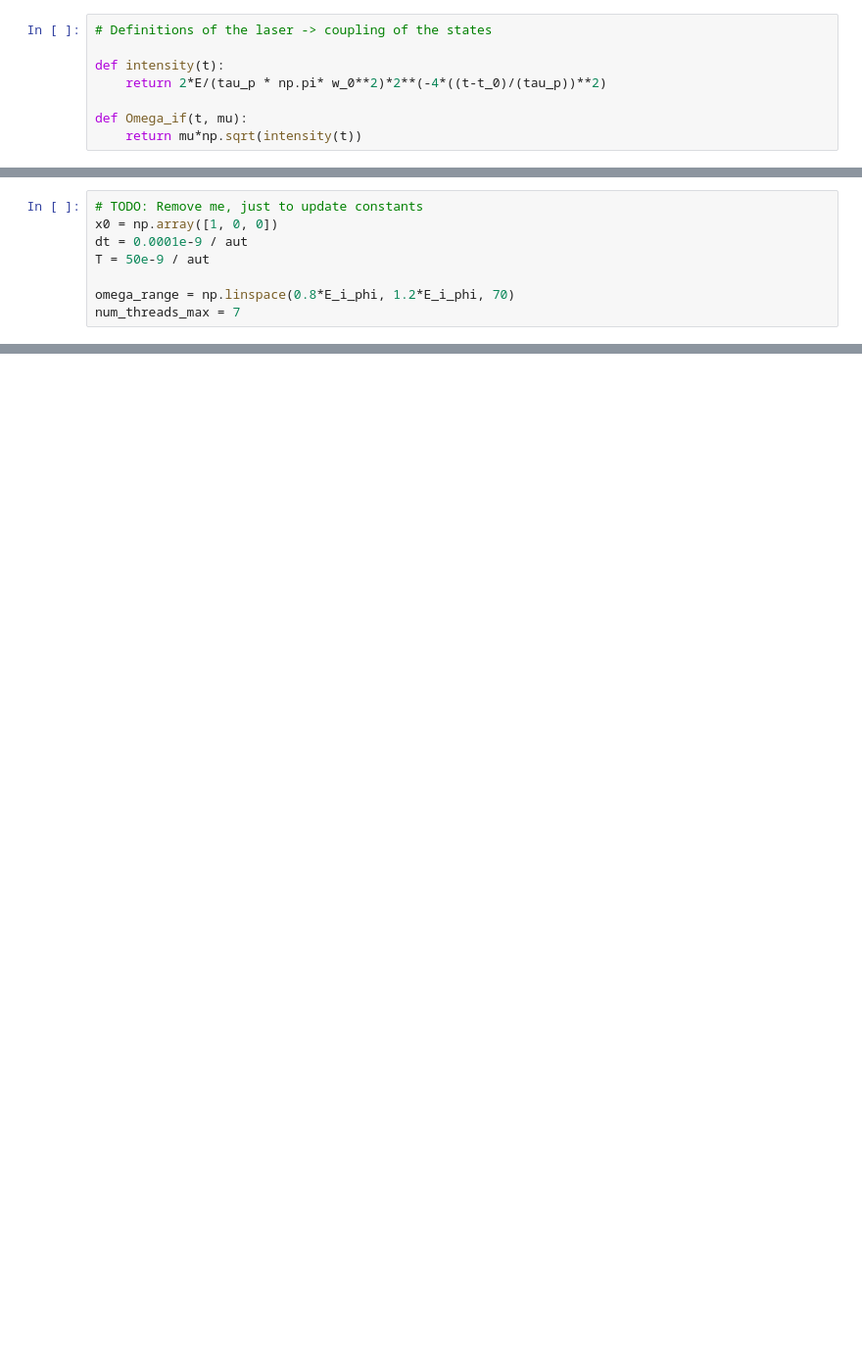
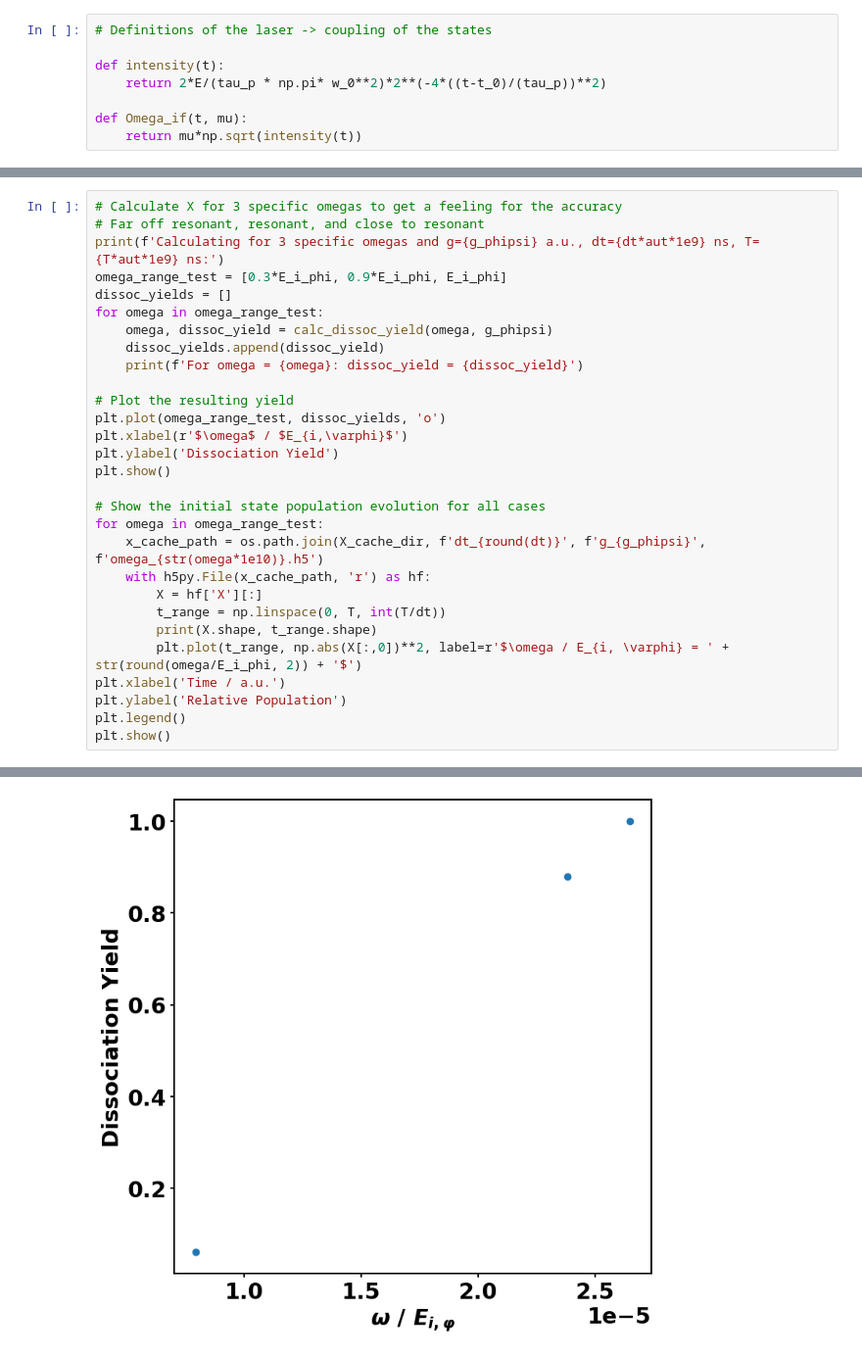
Before and after one commit to rzumbrunn/PCV_project, a Jupyter notebook: task3/task5.ipynb, the cells around one changed output, grey strips where cells are left out. Shown at 98% size. Cells and saved outputs as stored; diff of their text form; blank space fills up the shorter version.

```diff
--- a/task3/task5.ipynb
+++ b/task3/task5.ipynb
@@ -148,8 +171,30 @@ def worker(omega, result_dict):
-# %%
-# TODO: Remove me, just to update constants
-x0 = np.array([1, 0, 0])
-dt = 0.0001e-9 / aut
-T = 50e-9 / aut
-
-omega_range = np.linspace(0.8*E_i_phi, 1.2*E_i_phi, 70)
-num_threads_max = 7
+# %%
+# Calculate X for 3 specific omegas to get a feeling for the accuracy
+# Far off resonant, resonant, and close to resonant
+print(f'Calculating for 3 specific omegas and g={g_phipsi} a.u., dt={dt*aut*1e9} ns, T={T*aut*1e9} ns:')
+omega_range_test = [0.3*E_i_phi, 0.9*E_i_phi, E_i_phi]
+dissoc_yields = []
+for omega in omega_range_test:
+    omega, dissoc_yield = calc_dissoc_yield(omega, g_phipsi)
+    dissoc_yields.append(dissoc_yield)
+    print(f'For omega = {omega}: dissoc_yield = {dissoc_yield}')
+
+# Plot the resulting yield
+plt.plot(omega_range_test, dissoc_yields, 'o')
+plt.xlabel(r'$\omega$ / $E_{i,\varphi}$')
+plt.ylabel('Dissociation Yield')
+plt.show()
+
+# Show the initial state population evolution for all cases
+for omega in omega_range_test:
+    x_cache_path = os.path.join(X_cache_dir, f'dt_{round(dt)}', f'g_{g_phipsi}', f'omega_{str(omega*1e10)}.h5')
+    with h5py.File(x_cache_path, 'r') as hf:
+        X = hf['X'][:]
+        t_range = np.linspace(0, T, int(T/dt))
+        print(X.shape, t_range.shape)
+        plt.plot(t_range, np.abs(X[:,0])**2, label=r'$\omega / E_{i, \varphi} = ' + str(round(omega/E_i_phi, 2)) + '$')
+plt.xlabel('Time / a.u.')
+plt.ylabel('Relative Population')
+plt.legend()
+plt.show()
+# %% [output]
@@ -155,0 +205 @@ num_threads_max = 7
+[figure, added]
```
Also changed, not shown: parts of 28 cells of this notebook.
